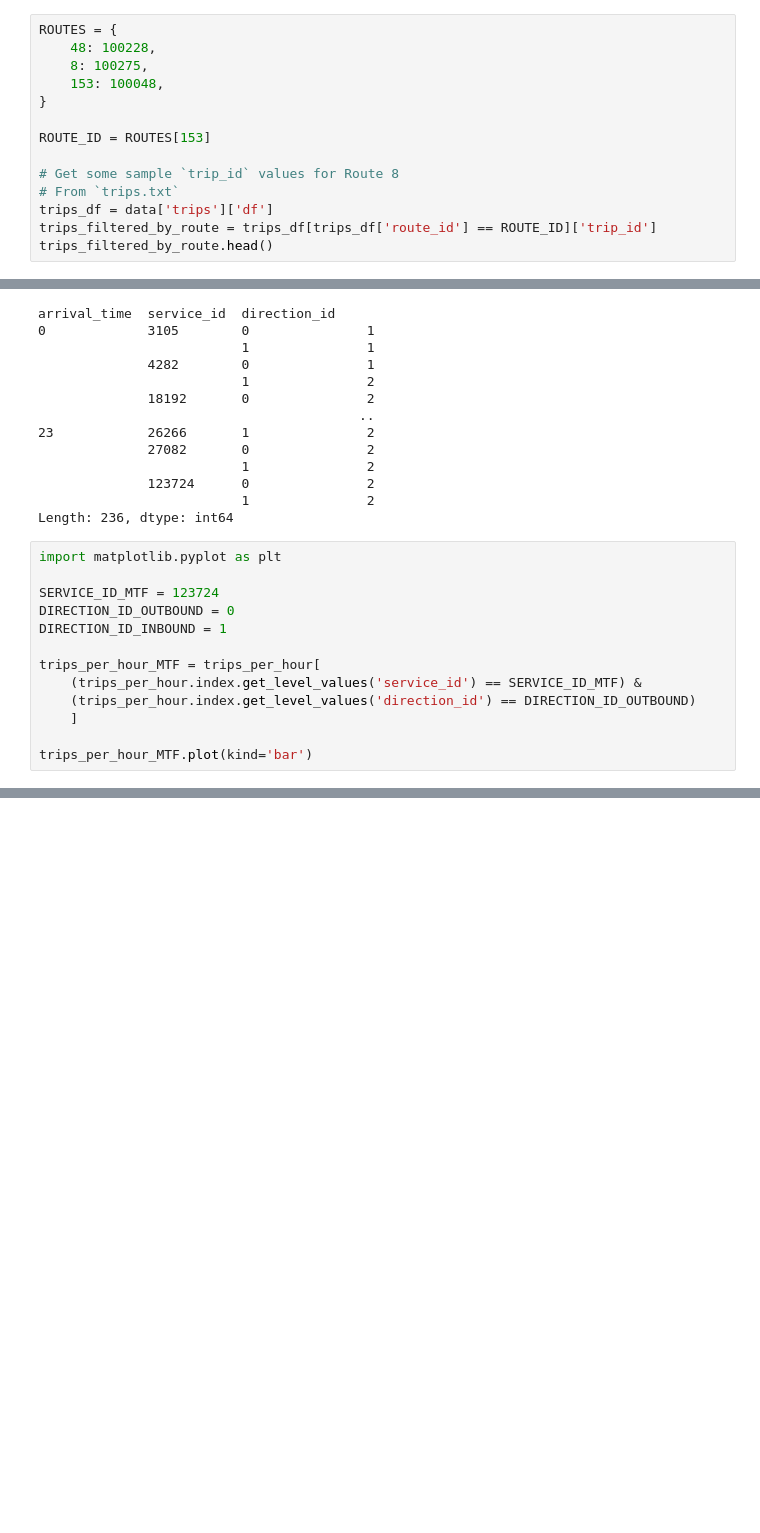
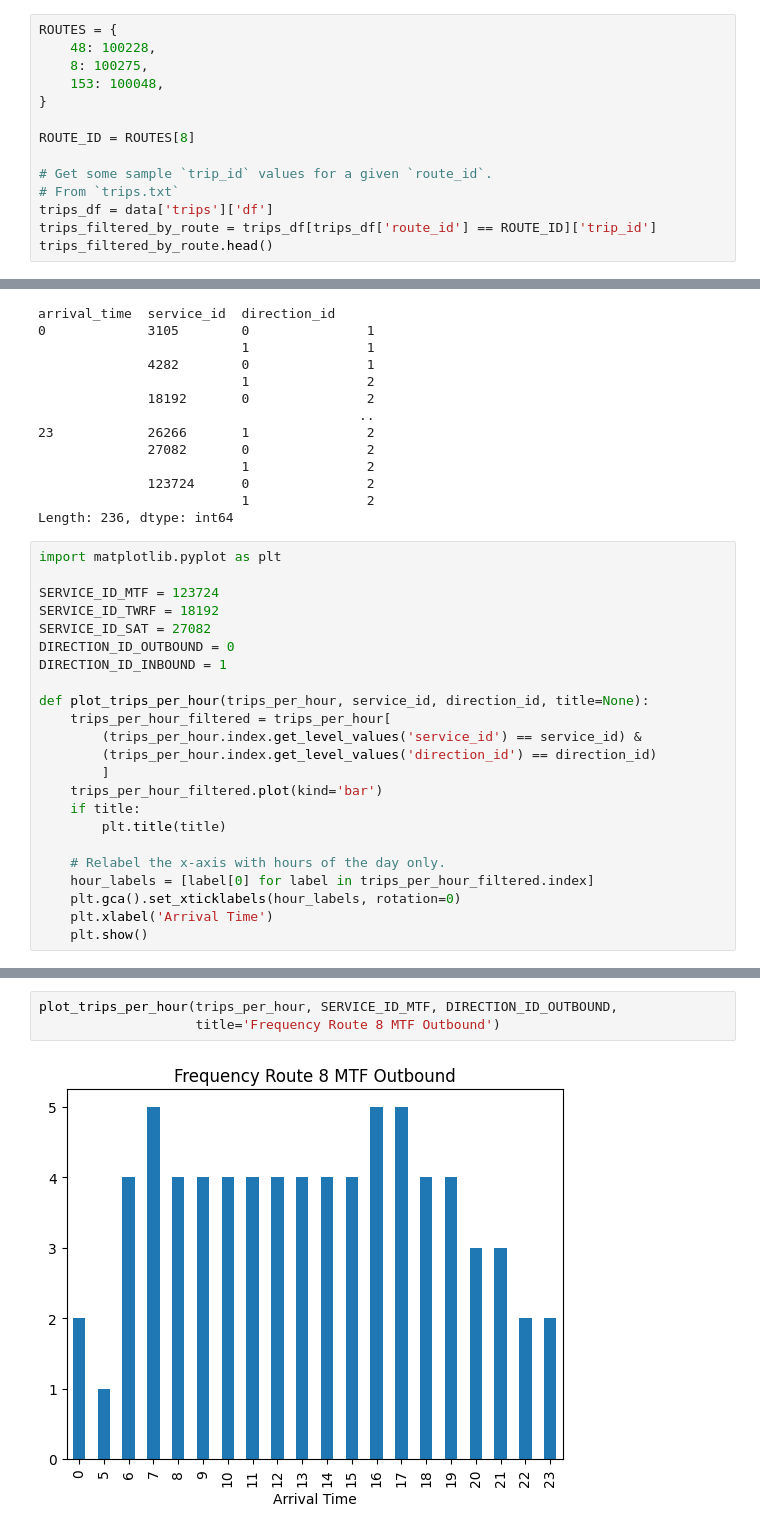
Before and after one commit to mattmakesmaps/gtfs-exploration, a Jupyter notebook: notebooks/kc_metro/data-exploration-and-mapping.ipynb, the cells around one changed output, grey strips where cells are left out. Cells and saved outputs as stored; diff of their text form; blank space fills up the shorter version.

Commit message:
Updating charts; testing copilot

```diff
--- a/notebooks/kc_metro/data-exploration-and-mapping.ipynb
+++ b/notebooks/kc_metro/data-exploration-and-mapping.ipynb
@@ -52,9 +52,9 @@ ROUTES = {
     153: 100048,
 }
 
-ROUTE_ID = ROUTES[153]
+ROUTE_ID = ROUTES[8]
 
-# Get some sample `trip_id` values for Route 8
+# Get some sample `trip_id` values for a given `route_id`.
 # From `trips.txt`
 trips_df = data['trips']['df']
 trips_filtered_by_route = trips_df[trips_df['route_id'] == ROUTE_ID]['trip_id']
@@ -230,12 +230,22 @@ Length: 236, dtype: int64
 import matplotlib.pyplot as plt
 
 SERVICE_ID_MTF = 123724
+SERVICE_ID_TWRF = 18192
+SERVICE_ID_SAT = 27082
 DIRECTION_ID_OUTBOUND = 0
 DIRECTION_ID_INBOUND = 1
 
-trips_per_hour_MTF = trips_per_hour[
-    (trips_per_hour.index.get_level_values('service_id') == SERVICE_ID_MTF) &
-    (trips_per_hour.index.get_level_values('direction_id') == DIRECTION_ID_OUTBOUND)
-    ]
+def plot_trips_per_hour(trips_per_hour, service_id, direction_id, title=None):
+    trips_per_hour_filtered = trips_per_hour[
+        (trips_per_hour.index.get_level_values('service_id') == service_id) &
+        (trips_per_hour.index.get_level_values('direction_id') == direction_id)
+        ]
+    trips_per_hour_filtered.plot(kind='bar')
+    if title:
+        plt.title(title)
 
-trips_per_hour_MTF.plot(kind='bar')
+    # Relabel the x-axis with hours of the day only.
+    hour_labels = [label[0] for label in trips_per_hour_filtered.index]
+    plt.gca().set_xticklabels(hour_labels, rotation=0)
+    plt.xlabel('Arrival Time')
+    plt.show()
@@ -266,0 +252,5 @@ trips_per_hour_SAT.plot(kind='bar')
+# %%
+plot_trips_per_hour(trips_per_hour, SERVICE_ID_MTF, DIRECTION_ID_OUTBOUND,
+                    title='Frequency Route 8 MTF Outbound')
+# %% [output]
+[figure, added]
```
Also changed, not shown: parts of 5 cells of this notebook.
